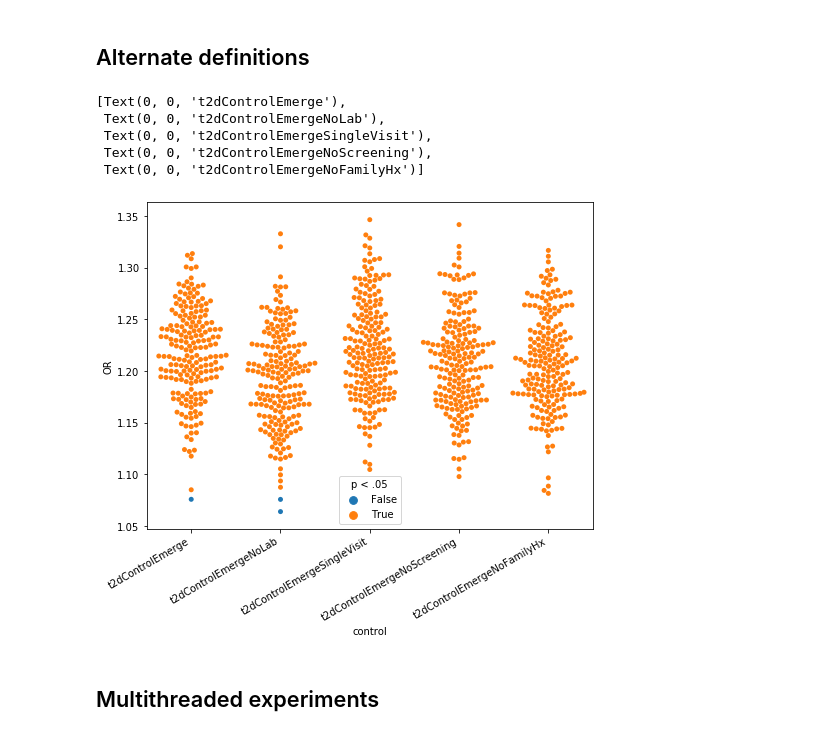
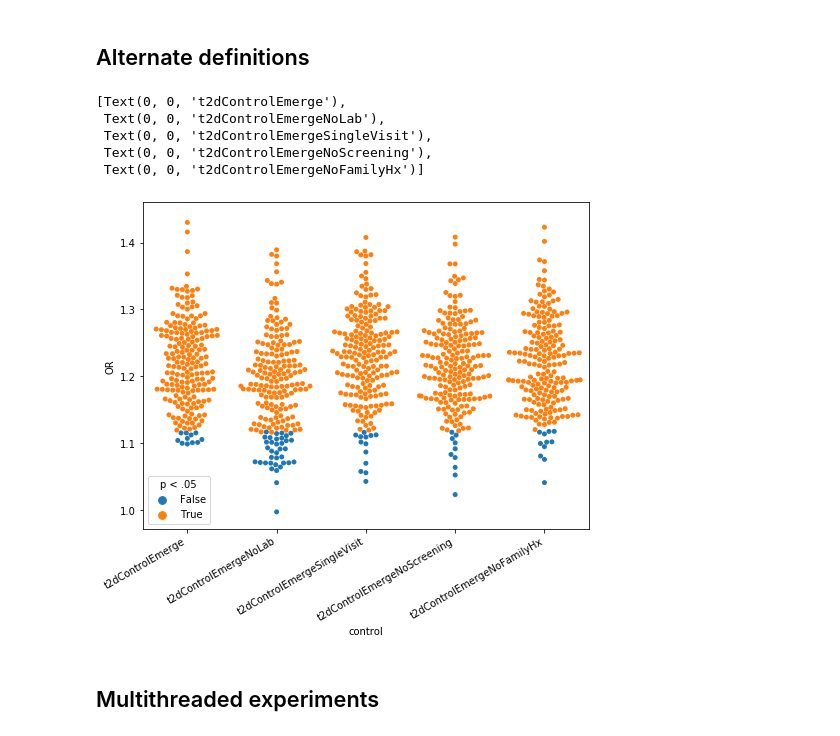
Before and after one commit to brettbj/association-robustness, a Jupyter notebook: Exploration.ipynb, the cells around one changed output. Saved outputs shown, nothing was run; the diff lists cells and outputs as text; code cells hidden in the pictures.

```diff
--- a/Exploration.ipynb
+++ b/Exploration.ipynb
@@ -579,17 +587,17 @@ results.to_csv('results/control_definitions_bootstrap.csv')
 # %%
 results = pd.read_csv('results/control_definitions_bootstrap.csv')
 results['p < .05'] = results.p_value < .05
 
 plt.figure(figsize=(8, 6))
-ax = sns.swarmplot(data=results, x='control', y='OR', hue='p < .05')
+ax = sns.swarmplot(data=results[results.samp_size==5000], x='control', y='OR', hue='p < .05')
 ax.set_xticklabels(ax.get_xticklabels(), rotation=30, ha='right')
 # %% [output]
 [Text(0, 0, 't2dControlEmerge'),
  Text(0, 0, 't2dControlEmergeNoLab'),
  Text(0, 0, 't2dControlEmergeSingleVisit'),
  Text(0, 0, 't2dControlEmergeNoScreening'),
  Text(0, 0, 't2dControlEmergeNoFamilyHx')]
-[figure, old version]
+[figure, new version]
 # %% [markdown]
 ## Multithreaded experiments
 # %%
```
Also changed, not shown: parts of 6 cells of this notebook.
